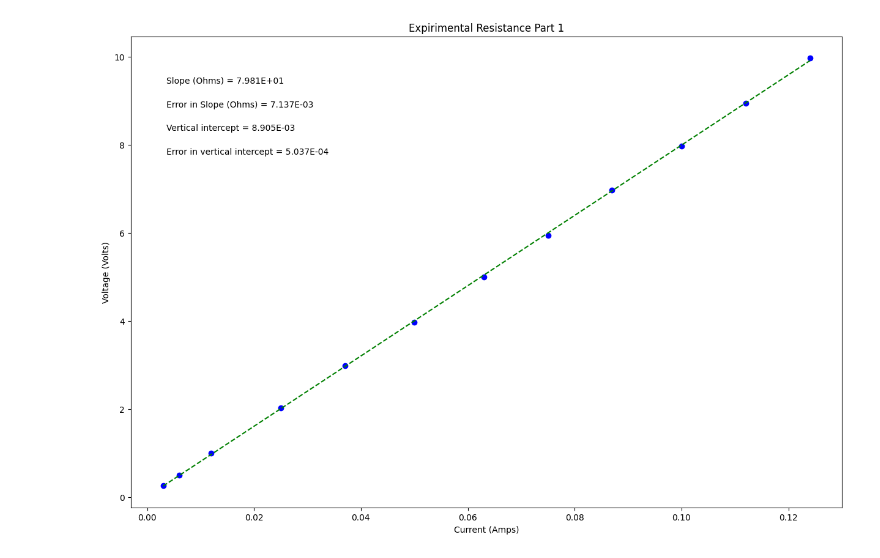
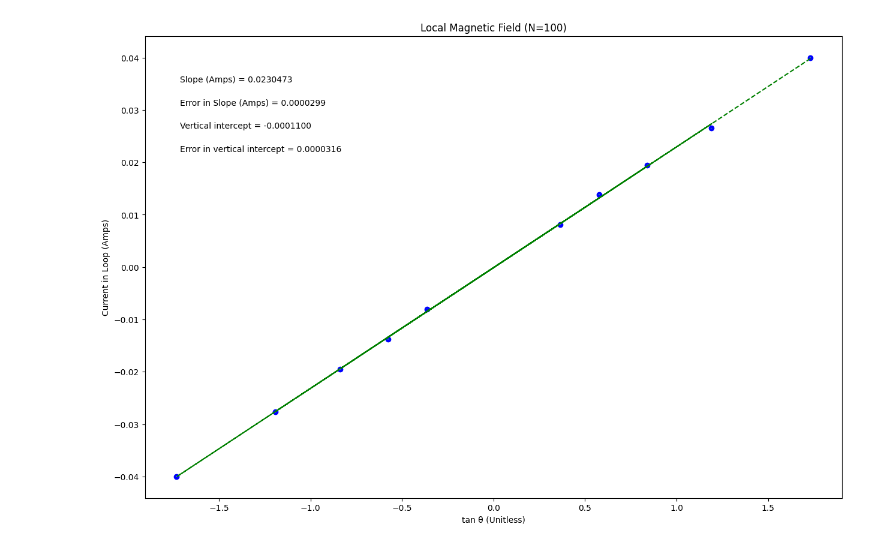
Before and after one commit to Aid3n-Erickson/218-labs, a Jupyter notebook: Copy_of_PHSXlab_plotting_template.ipynb, the cells around one changed output. Saved outputs shown, nothing was run; the diff lists cells and outputs as text; code cells hidden in the pictures.

```diff
--- a/Copy_of_PHSXlab_plotting_template.ipynb
+++ b/Copy_of_PHSXlab_plotting_template.ipynb
@@ -1,10 +1,6 @@
 # %% [markdown]
 <a href="https://colab.research.google.com/github/Aid3n-Erickson/218-labs/blob/main/Copy_of_PHSXlab_plotting_template.ipynb" target="_parent"><img src="https://colab.research.google.com/assets/colab-badge.svg" alt="Open In Colab"/></a>
 # %%
-#PHSX 216 & 218 plotting code
-#Brianna Beller
-#Updated September 2023
-
 #import packages and libraries, assign shortcut names
 %matplotlib inline
 from __future__ import division #only used if running python 2
@@ -19,11 +15,11 @@ import matplotlib.pyplot as plt
 #variable names should start with a letter and must contain only letters, numbers, and underscores
 
 
-xvariable_changeme = np.array([0.003, 0.006, 0.012, 0.025, 0.037, 0.05, 0.063, 0.075, 0.087, 0.1, 0.112, 0.124])
+xvariable_changeme = np.array([1.732051, -1.73205, 1.191754, -1.19175, 0.8391, -0.8391, 0.57735, -0.57735, 0.36397, -0.36397])
 
-yvariable_changeme = np.array([0.26, 0.49, 0.995, 2.017, 2.975, 3.964, 5, 5.9445, 6.97, 7.97, 8.94, 9.97])
+yvariable_changeme = np.array([0.040, -0.040, 0.0265, -0.0277, 0.0195, -0.0195, 0.0138, -0.0138, 0.0081, -0.0080])
 
-err_yvariable_changeme = np.array([0.001, 0.001, 0.001, 0.001, 0.001, 0.001, 0.001, 0.001, 0.001, 0.001, 0.001, 0.001])
+err_yvariable_changeme = np.array([0.0001, 0.0001, 0.0001, 0.0001, 0.0001, 0.0001, 0.0001, 0.0001, 0.0001, 0.0001])
 
 
 
@@ -37,10 +33,10 @@ dy = err_yvariable_changeme        #this should be your error in y array
 
 #UPDATE EACH OF THESE 4 STRINGS FOR YOUR PLOT LABELS AS YOU WANT THEM TO APPEAR
 
-plot_title= 'Expirimental Resistance Part 1'
-x_label= 'Current (Amps)'
-y_label= 'Voltage (Volts)'
-slope_units= 'Ohms'
+plot_title= 'Local Magnetic Field (N=100)'
+x_label= 'tan θ (Unitless)'
+y_label= 'Current in Loop (Amps)'
+slope_units= 'Amps'
 
 #UPDATE ANNOTATION PLACEMENT SO IT'S OUT OF WAY OF PLOTTED DATA AND BEST FIT LINE
 #integer from 1 to 4, top R corner is 1 (counter-clockwise from there)
@@ -88,35 +84,35 @@ if annotation_placement==1 or annotation_placement==2:
 elif annotation_placement==3 or annotation_placement==4:
     ypos=[.2,.15,.1,.05]
 
 #-----------------------------------------------------------------------#
 #Don't need to change anything in this section!
 
 #Plot data on graph. Plot error bars and place values for slope,
 #error in slope, and vertical intercept (plus error) on the plot using "annotate"
 
 plt.figure(figsize=(15,10))
 
 plt.plot(x, fit, color='green', linestyle='--')
 plt.scatter(x, y, color='blue', marker='o')
 
 plt.xlabel(x_label)
 plt.ylabel(y_label)
 plt.title(plot_title)
 
 plt.errorbar(x, y, yerr=dy, xerr=None, fmt="none") #don't need to plot x error bars
 
-plt.annotate('Slope ({}) = {value:.{digits}E}'.format(slope_units,value=m, digits=3),
+plt.annotate('Slope ({}) = {value:.{digits}f}'.format(slope_units,value=m, digits=7),
              (xpos, ypos[0]), xycoords='axes fraction')
 
-plt.annotate('Error in Slope ({}) = {value:.{digits}E}'.format(slope_units,value=dm, digits=3),
+plt.annotate('Error in Slope ({}) = {value:.{digits}f}'.format(slope_units,value=dm, digits=7),
              (xpos, ypos[1]), xycoords='axes fraction')
 
-plt.annotate('Vertical intercept = {value:.{digits}E}'.format(value=b, digits=3),
+plt.annotate('Vertical intercept = {value:.{digits}f}'.format(value=b, digits=7),
              (xpos, ypos[2]), xycoords='axes fraction')
 
-plt.annotate('Error in vertical intercept = {value:.{digits}E}'.format(value=db, digits=3),
+plt.annotate('Error in vertical intercept = {value:.{digits}f}'.format(value=db, digits=7),
              (xpos, ypos[3]), xycoords='axes fraction')
 
 plt.show()
 # %% [output]
-[figure, old version]
+[figure, new version]
```
Also changed, not shown: parts of 2 cells of this notebook.
